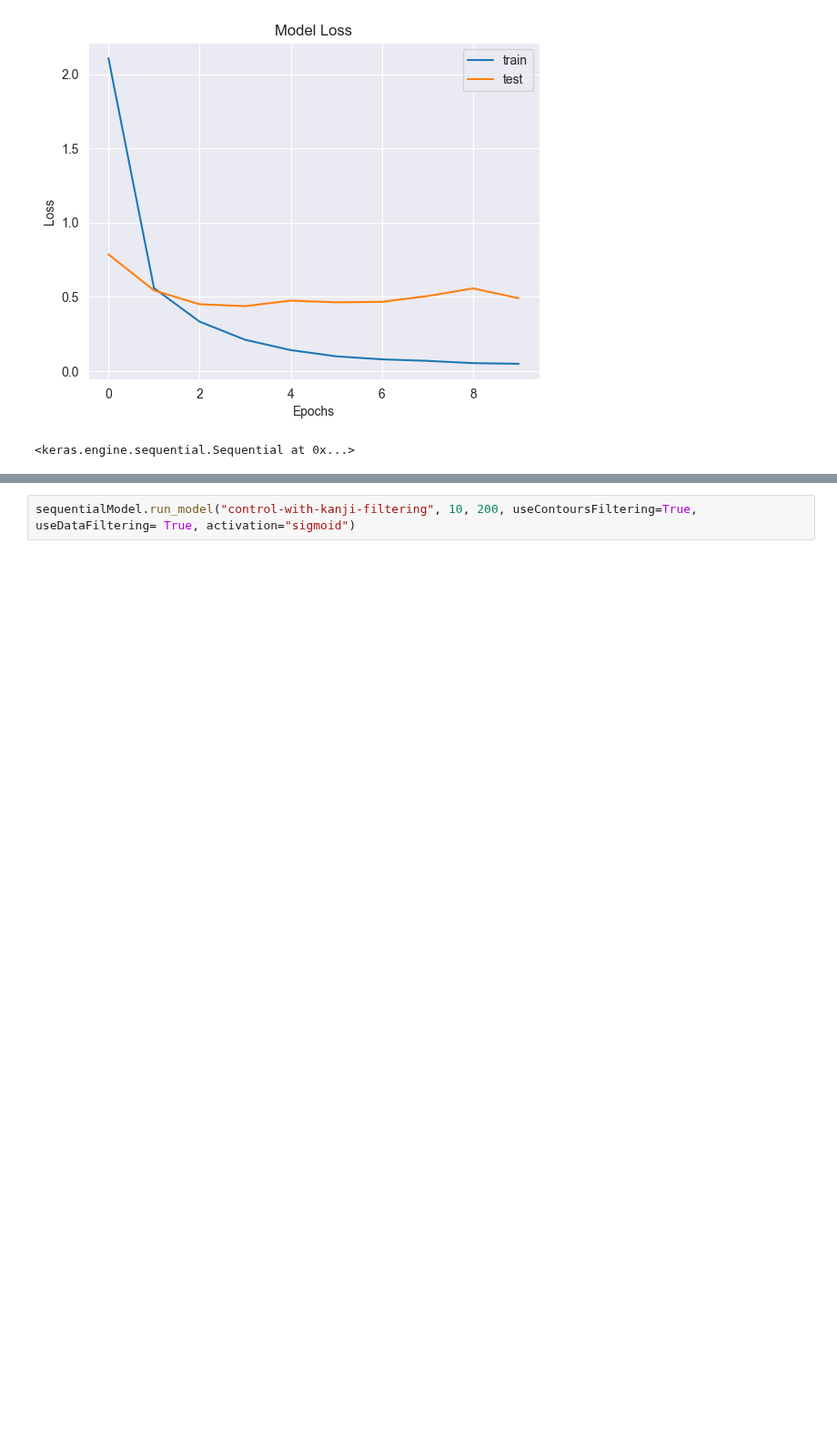
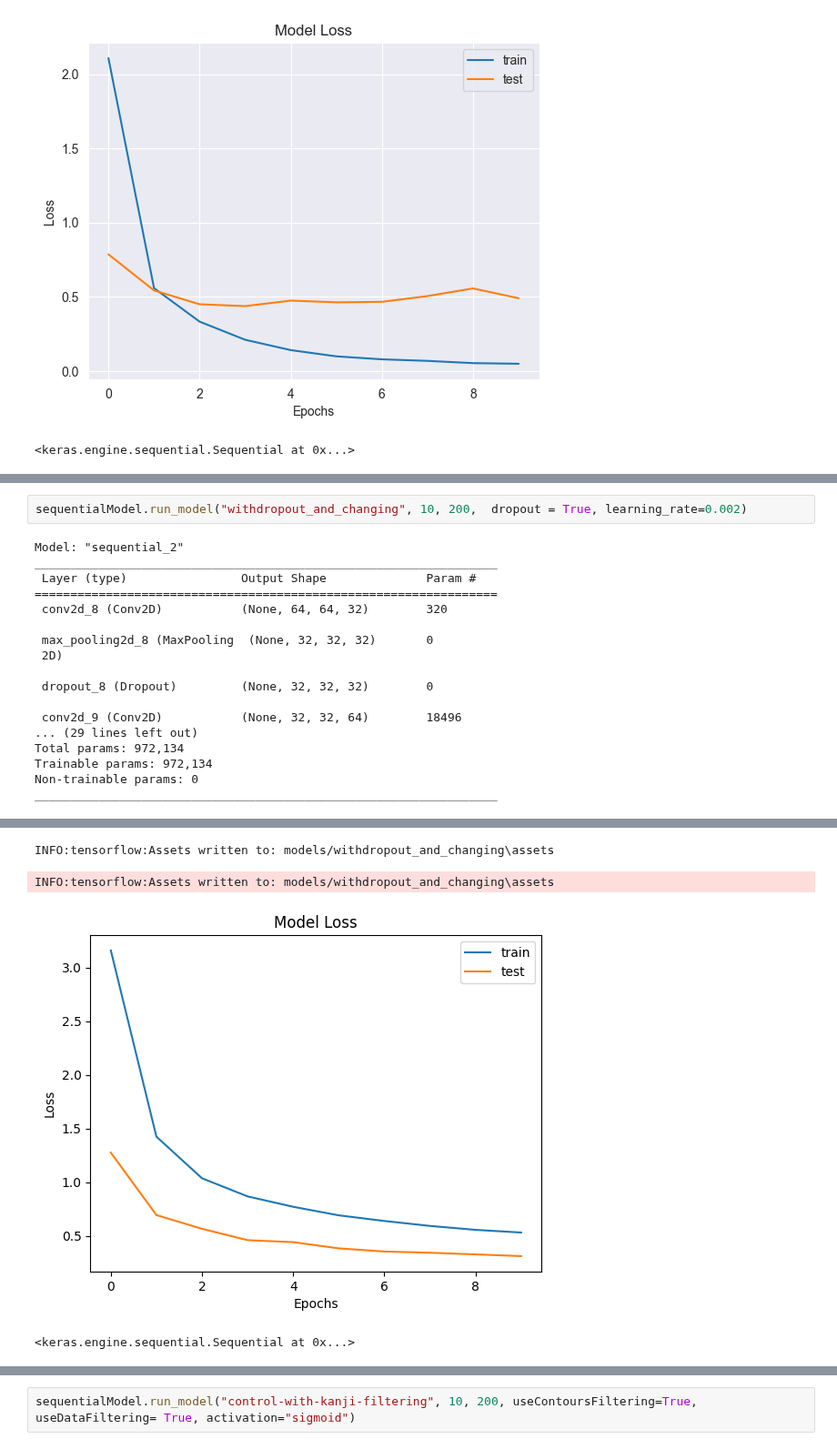
Before and after one commit to krisdanoda/Kanji-recognizer, a Jupyter notebook: Journal/Kris' Journal (to be renamed).ipynb, the cells around one changed output, grey strips where cells are left out. Shown at 91% size. Cells and saved outputs as stored; diff of their text form; blank space fills up the shorter version.

```diff
--- a/Journal/Kris' Journal (to be renamed).ipynb
+++ b/Journal/Kris' Journal (to be renamed).ipynb
@@ -642 +708,21 @@ INFO:tensorflow:Assets written to: models/withdropout\assets
 <keras.engine.sequential.Sequential at 0x...>
+# %%
+sequentialModel.run_model("withdropout_and_changing", 10, 200,  dropout = True, learning_rate=0.002)
+# %% [output]
+Model: "sequential_2"
+_________________________________________________________________
+ Layer (type)                Output Shape              Param #
+=================================================================
+ conv2d_8 (Conv2D)           (None, 64, 64, 32)        320
+
+ max_pooling2d_8 (MaxPooling  (None, 32, 32, 32)       0
+ 2D)
+
+ dropout_8 (Dropout)         (None, 32, 32, 32)        0
+
+ conv2d_9 (Conv2D)           (None, 32, 32, 64)        18496
+... (29 lines left out)
+Total params: 972,134
+Trainable params: 972,134
+Non-trainable params: 0
+_________________________________________________________________
@@ -642,0 +750,4 @@ INFO:tensorflow:Assets written to: models/withdropout\assets
+INFO:tensorflow:Assets written to: models/withdropout_and_changing\assets
+INFO:tensorflow:Assets written to: models/withdropout_and_changing\assets
+[figure, added]
+<keras.engine.sequential.Sequential at 0x...>
```
Also changed, not shown: parts of 13 cells of this notebook, 30 other files.
